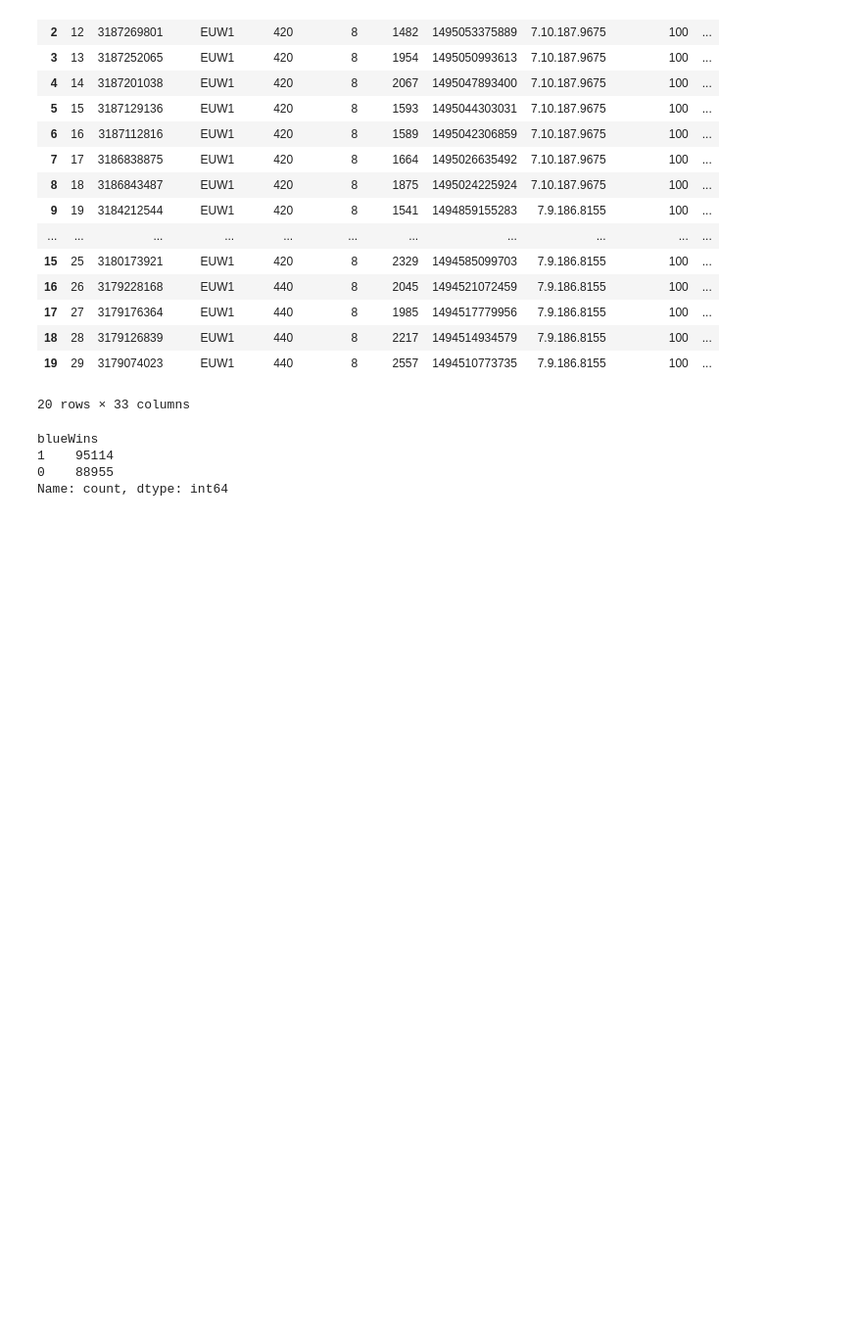
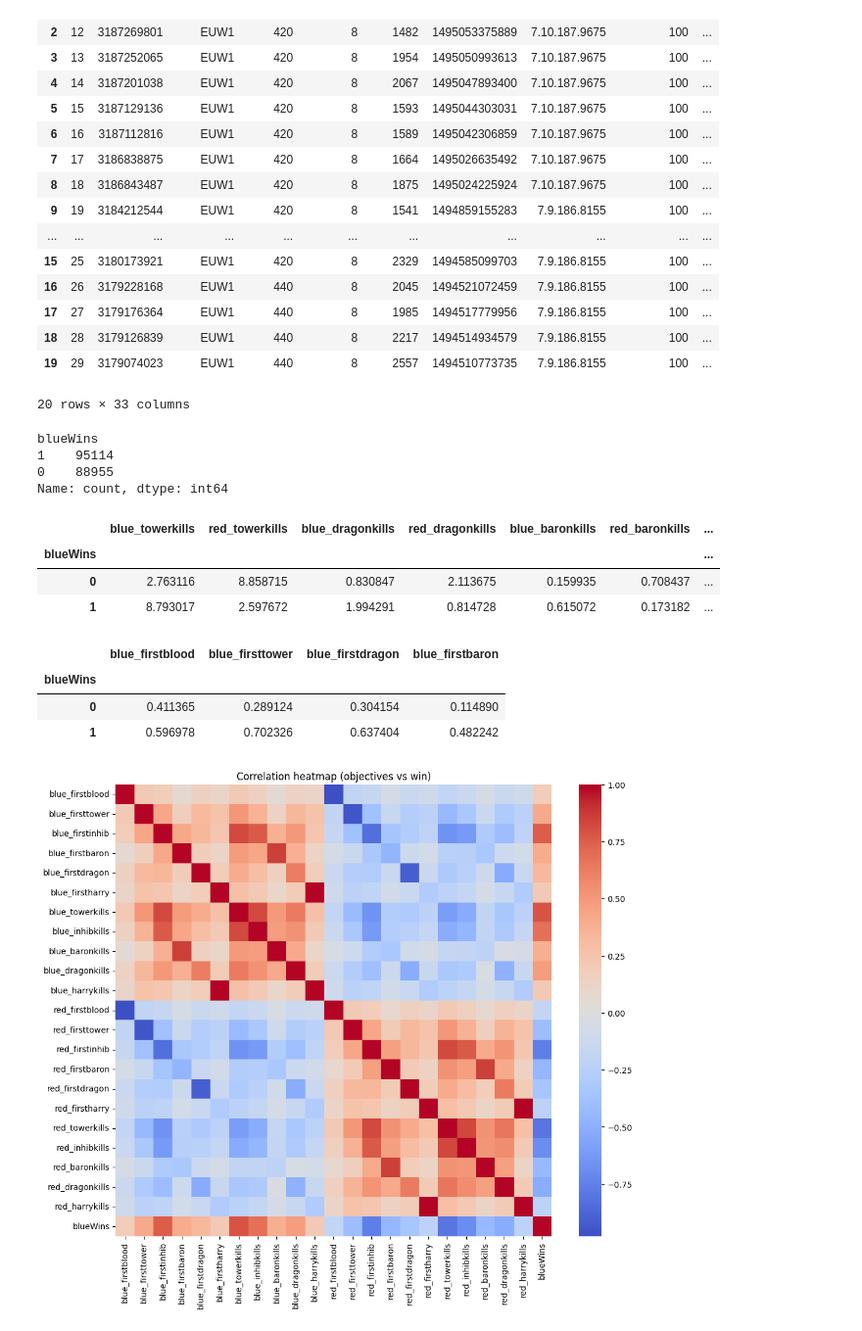
Before and after one commit to seiryuu9/ml-analysis-lol, a Jupyter notebook: notebooks/01_eda.ipynb, the cells around one changed output. Shown at 98% size. Drawn from its saved outputs; the diff is of its cells as text; code cells hidden in the pictures; blank space fills up the shorter version.

```diff
--- a/notebooks/01_eda.ipynb
+++ b/notebooks/01_eda.ipynb
@@ -254,3 +255,42 @@ blueWins
 1    95114
 0    88955
 Name: count, dtype: int64
+# %%
+# example 1: objective comparation to winning vs losing
+objective_cols = [
+    "blue_towerkills", "red_towerkills",
+    "blue_dragonkills", "red_dragonkills",
+    "blue_baronkills", "red_baronkills",
+    "blue_inhibkills", "red_inhibkills"
+]
+
+matches_stats.groupby("blueWins")[objective_cols].mean()
+# %% [output]
+|  | blue_towerkills | red_towerkills | blue_dragonkills | red_dragonkills | blue_baronkills | red_baronkills | ... |
+| blueWins |  |  |  |  |  |  | ... |
+| 0 | 2.763116 | 8.858715 | 0.830847 | 2.113675 | 0.159935 | 0.708437 | ... |
+| 1 | 8.793017 | 2.597672 | 1.994291 | 0.814728 | 0.615072 | 0.173182 | ... |
+# %%
+# example 2: first objective impact
+first_objectives = [
+    "blue_firstblood", "blue_firsttower",
+    "blue_firstdragon", "blue_firstbaron"
+]
+
+matches_stats.groupby("blueWins")[first_objectives].mean()
+# %% [output]
+|  | blue_firstblood | blue_firsttower | blue_firstdragon | blue_firstbaron |
+| blueWins |  |  |  |  |
+| 0 | 0.411365 | 0.289124 | 0.304154 | 0.114890 |
+| 1 | 0.596978 | 0.702326 | 0.637404 | 0.482242 |
+# %%
+# example 3: correlation heatmap
+plt.figure(figsize=(12,10))
+sns.heatmap(
+    matches_stats.drop(columns=["id","gameid","platformid","version", "queueid", "seasonid", "creation", "red_teamid", "blue_teamid", "duration"]).corr(),
+    cmap="coolwarm", center=0
+)
+plt.title("Correlation heatmap (objectives vs win)")
+plt.show()
+# %% [output]
+[figure, added]
```
Also changed, not shown: parts of 18 cells of this notebook, 1 other file.
